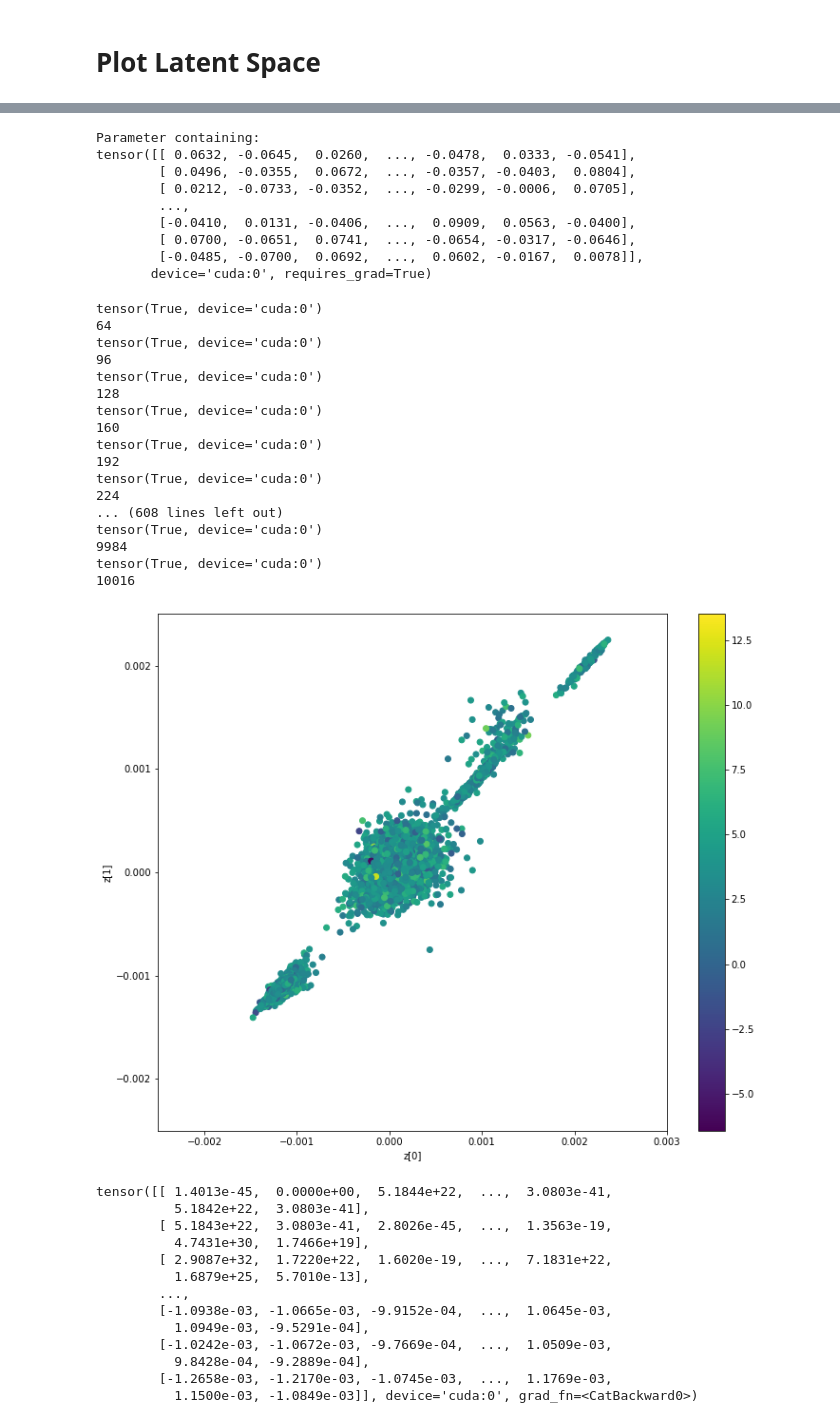
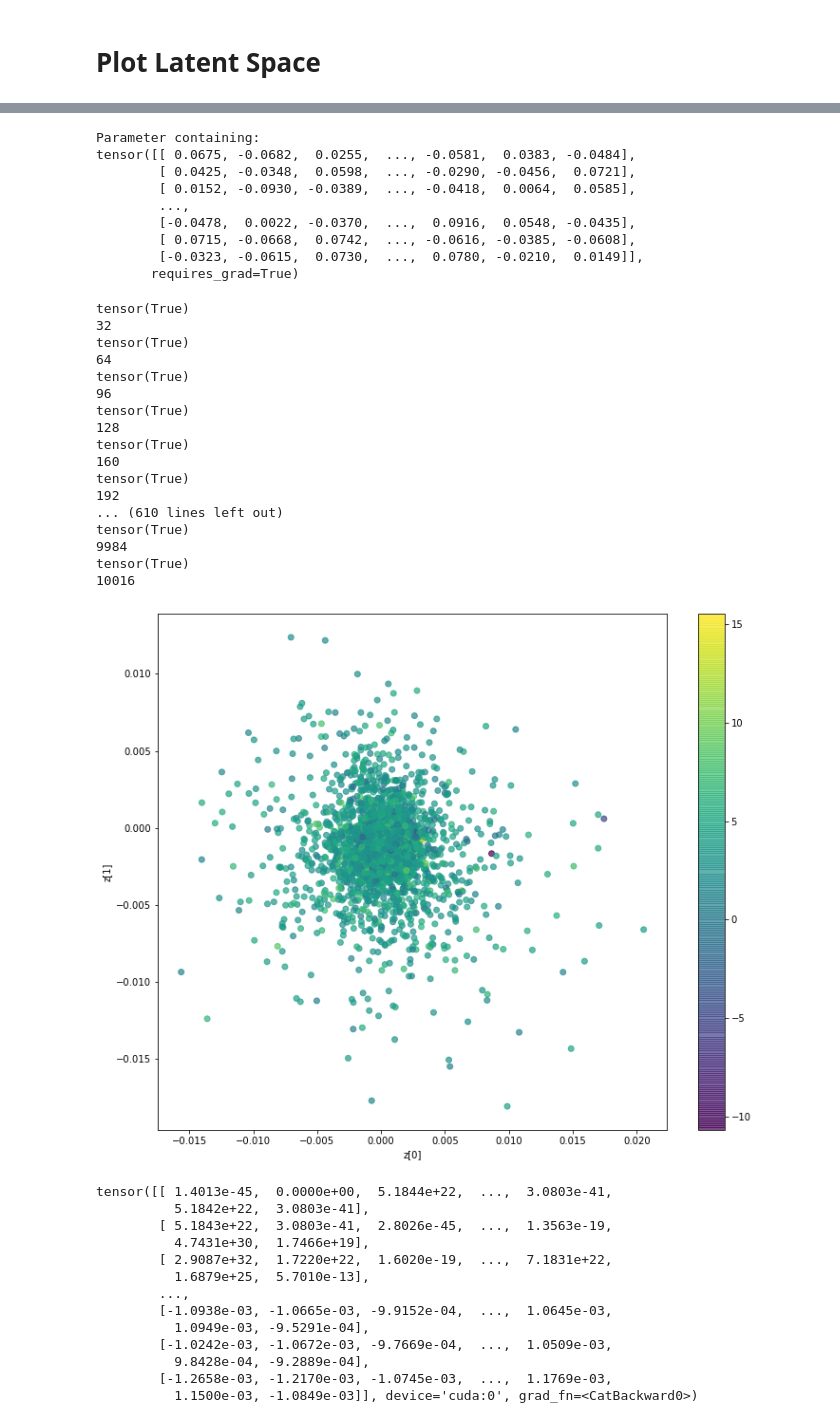
Before and after one commit to panukorn17/drug_discovery_models, a Jupyter notebook: fragment-based-dgm/Latent Space Optimisation.ipynb, the cells around one changed output, grey strips where cells are left out. Saved outputs shown, nothing was run; the diff lists cells and outputs as text; code cells hidden in the pictures.

```diff
--- a/fragment-based-dgm/Latent Space Optimisation.ipynb
+++ b/fragment-based-dgm/Latent Space Optimisation.ipynb
@@ -193,11 +193,11 @@ plt.show()
 # %% [markdown]
 # Plot Latent Space
 # %%
-config = pickle.load(open('RUNS/2022-08-06@23:39:14-LAPTOP-E1483HNR-CHEMBL/config/config.pkl', "rb"))
-vocab = pickle.load(open('RUNS/2022-08-06@23:39:14-LAPTOP-E1483HNR-CHEMBL/config/vocab.pkl', "rb"))
+config = pickle.load(open('RUNS/2022-08-08@19:02:31-LAPTOP-E1483HNR-CHEMBL/config/config.pkl', "rb"))
+vocab = pickle.load(open('RUNS/2022-08-08@19:02:31-LAPTOP-E1483HNR-CHEMBL/config/vocab.pkl', "rb"))
 dataset = FragmentDataset(config)
 vocab = dataset.get_vocab()
 model = Frag2Mol(config, vocab)
-device = torch.device('cuda')
-model = model.to(device)
+#device = torch.device('cuda')
+#model = model.to(device)
 # %% [output]
@@ -222,8 +230,8 @@ MLP(
 )
 # %%
 loader = dataset.get_loader()
-mu_stack = torch.empty((32,100)).cuda()
-latent_output = torch.empty((32,100)).cuda()
+#mu_stack = torch.empty((32,100))
+#latent_output = torch.empty((32,100))
 data_sample = []
 rnn2mean_weight = model.encoder.rnn2mean.weight
 # %% [output]
@@ -232,14 +240,14 @@ Data loaded. Size: 1090461. Time elapsed: 00:00:00.
 rnn2mean_weight
 # %% [output]
 Parameter containing:
-tensor([[ 0.0632, -0.0645,  0.0260,  ..., -0.0478,  0.0333, -0.0541],
-        [ 0.0496, -0.0355,  0.0672,  ..., -0.0357, -0.0403,  0.0804],
-        [ 0.0212, -0.0733, -0.0352,  ..., -0.0299, -0.0006,  0.0705],
+tensor([[ 0.0675, -0.0682,  0.0255,  ..., -0.0581,  0.0383, -0.0484],
+        [ 0.0425, -0.0348,  0.0598,  ..., -0.0290, -0.0456,  0.0721],
+        [ 0.0152, -0.0930, -0.0389,  ..., -0.0418,  0.0064,  0.0585],
         ...,
-        [-0.0410,  0.0131, -0.0406,  ...,  0.0909,  0.0563, -0.0400],
-        [ 0.0700, -0.0651,  0.0741,  ..., -0.0654, -0.0317, -0.0646],
-        [-0.0485, -0.0700,  0.0692,  ...,  0.0602, -0.0167,  0.0078]],
-       device='cuda:0', requires_grad=True)
+        [-0.0478,  0.0022, -0.0370,  ...,  0.0916,  0.0548, -0.0435],
+        [ 0.0715, -0.0668,  0.0742,  ..., -0.0616, -0.0385, -0.0608],
+        [-0.0323, -0.0615,  0.0730,  ...,  0.0780, -0.0210,  0.0149]],
+       requires_grad=True)
 # %%
 for idx, (src, tgt, lengths, data) in enumerate(loader):
     ###
@@ -255,43 +263,44 @@ for idx, (src, tgt, lengths, data) in enumerate(loader):
 
     ###Teddy Code
     data_sample.append(list(data))
-    mu_stack = torch.cat((mu_stack, mu), 0)
-    z_sum = z[0] + z[1]
-    latent_output = torch.cat((latent_output, z_sum),0)
+    if idx == 0:
+        mu_stack = mu
+    else:
+        mu_stack = torch.cat((mu_stack, mu), 0)
     print(len(mu_stack))
     if len(mu_stack) > 10000:
         break
 # %% [output]
-tensor(True, device='cuda:0')
+tensor(True)
+32
+tensor(True)
 64
-tensor(True, device='cuda:0')
+tensor(True)
 96
-tensor(True, device='cuda:0')
+tensor(True)
 128
-tensor(True, device='cuda:0')
+tensor(True)
 160
-tensor(True, device='cuda:0')
+tensor(True)
 192
-tensor(True, device='cuda:0')
-224
-... (608 lines left out)
-tensor(True, device='cuda:0')
+... (610 lines left out)
+tensor(True)
 9984
-tensor(True, device='cuda:0')
+tensor(True)
 10016
 # %%
 data_sample_index = [item for sublist in data_sample for item in sublist]
 # %%
 plt.figure(figsize=(12, 10))
-plt.scatter(mu_stack[:9984, 0].cpu().detach().numpy(), mu_stack[:9984, 1].cpu().detach().numpy(), c=dataset.data.iloc[data_sample_index].logP.to_numpy())
+plt.scatter(mu_stack[:, 0].cpu().detach().numpy(), mu_stack[:, 1].cpu().detach().numpy(), c=dataset.data.iloc[data_sample_index].logP.to_numpy(), alpha=0.7)
 plt.xlabel("z[0]")
 plt.ylabel("z[1]")
 plt.colorbar()
-plt.xlim(-0.0025, 0.003)
-plt.ylim(-0.0025, 0.0025)
+#plt.xlim(-0.0025, 0.003)
+#plt.ylim(-0.0025, 0.0025)
 plt.show()
 # %% [output]
-[figure, old version]
+[figure, new version]
 # %%
 mu_stack
 # %% [output]
```
Also changed, not shown: parts of 4 cells of this notebook.
